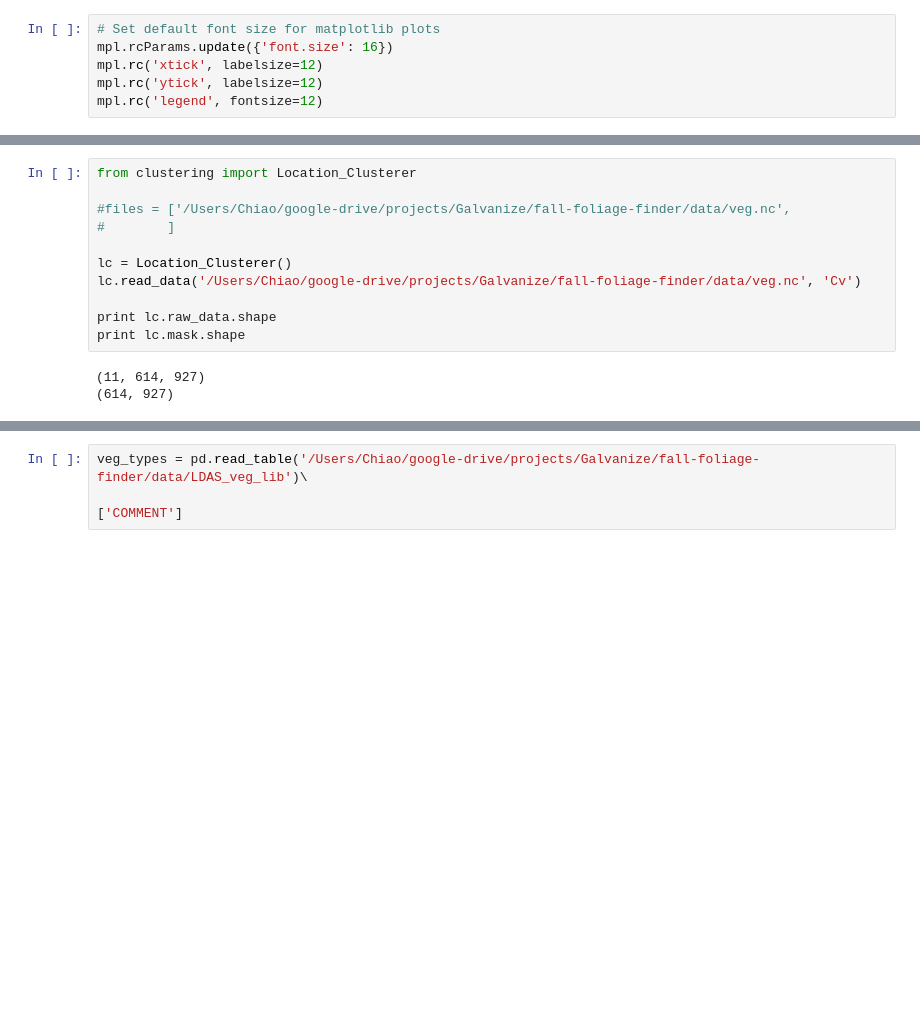
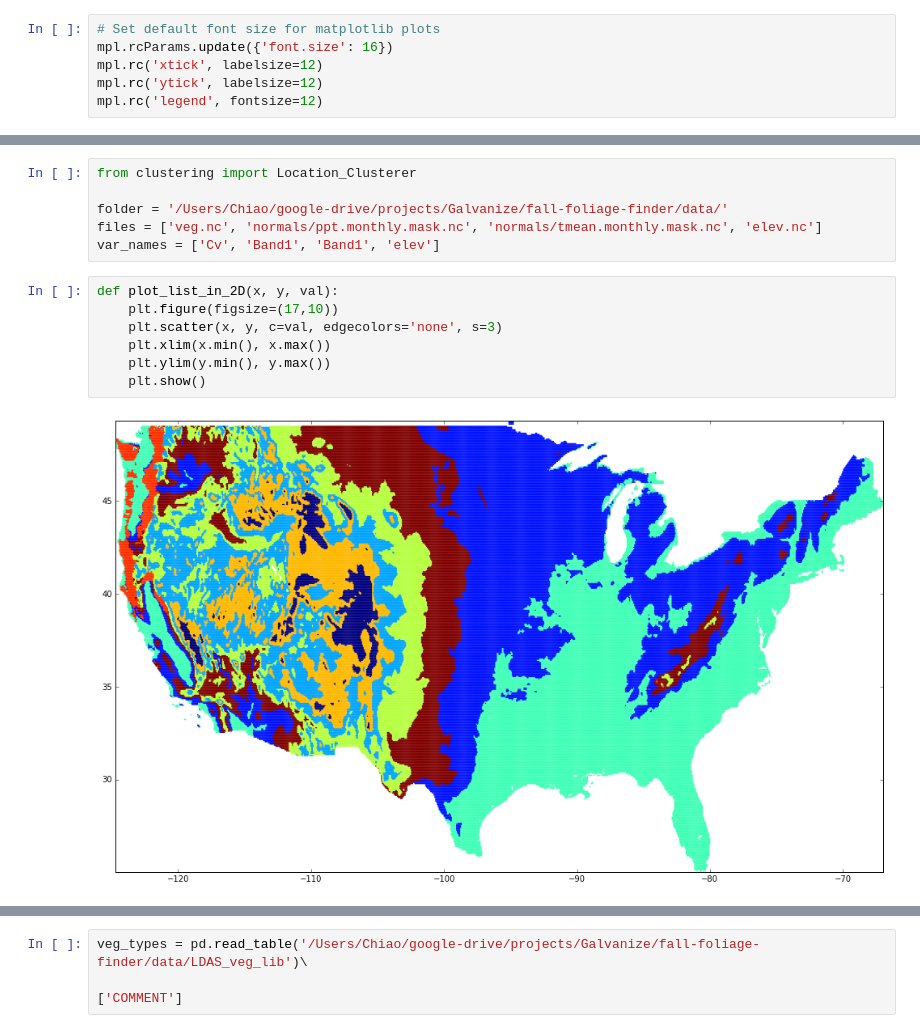
Before and after one commit to tcchiao/fall-foliage-finder, a Jupyter notebook: scripts/EDA-on-NVDI.ipynb, the cells around one changed output, grey strips where cells are left out. Drawn from its saved outputs; the diff is of its cells as text; blank space fills up the shorter version.

Commit message:
add Kmeans clustering for locations

```diff
--- a/scripts/EDA-on-NVDI.ipynb
+++ b/scripts/EDA-on-NVDI.ipynb
@@ -184,14 +201,15 @@ Overwriting clustering.py
 # %%
 from clustering import Location_Clusterer
 
-#files = ['/Users/Chiao/google-drive/projects/Galvanize/fall-foliage-finder/data/veg.nc',
-#        ]
-
-lc = Location_Clusterer()
-lc.read_data('/Users/Chiao/google-drive/projects/Galvanize/fall-foliage-finder/data/veg.nc', 'Cv')
-
-print lc.raw_data.shape
-print lc.mask.shape
+folder = '/Users/Chiao/google-drive/projects/Galvanize/fall-foliage-finder/data/'
+files = ['veg.nc', 'normals/ppt.monthly.mask.nc', 'normals/tmean.monthly.mask.nc', 'elev.nc']
+var_names = ['Cv', 'Band1', 'Band1', 'elev']
-# %% [output]
-(11, 614, 927)
-(614, 927)
+# %%
+def plot_list_in_2D(x, y, val):
+    plt.figure(figsize=(17,10))
+    plt.scatter(x, y, c=val, edgecolors='none', s=3)
+    plt.xlim(x.min(), x.max())
+    plt.ylim(y.min(), y.max())
+    plt.show()
+# %% [output]
+[figure, added]
```
Also changed, not shown: parts of 6 cells of this notebook, 1 other file.
